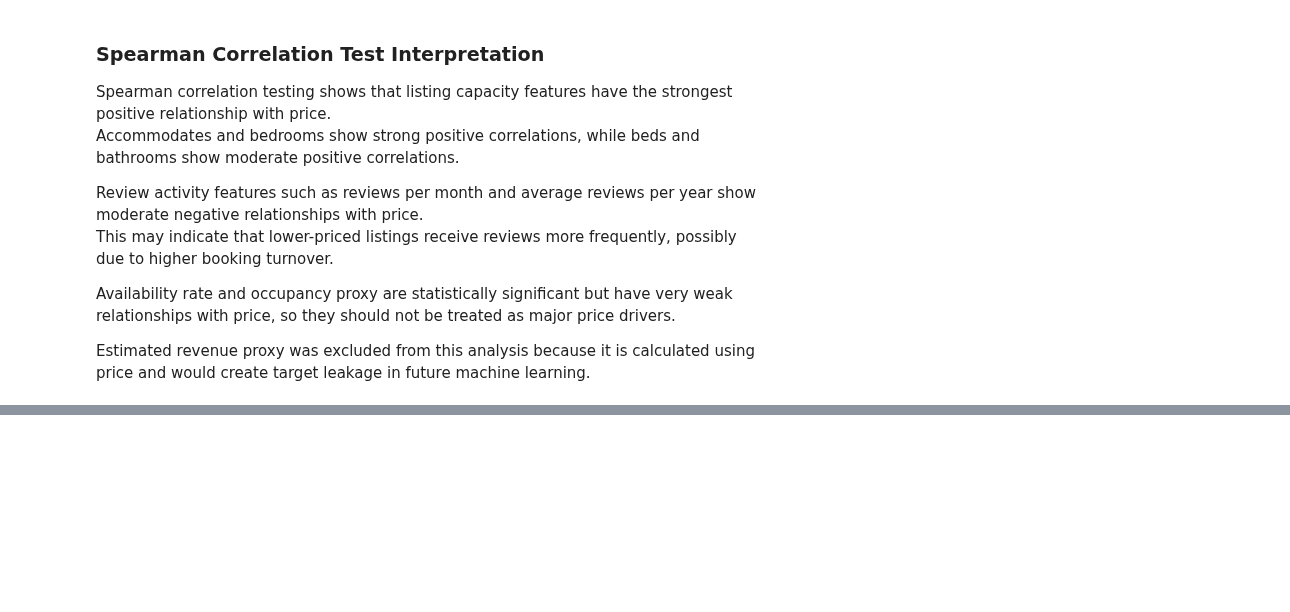
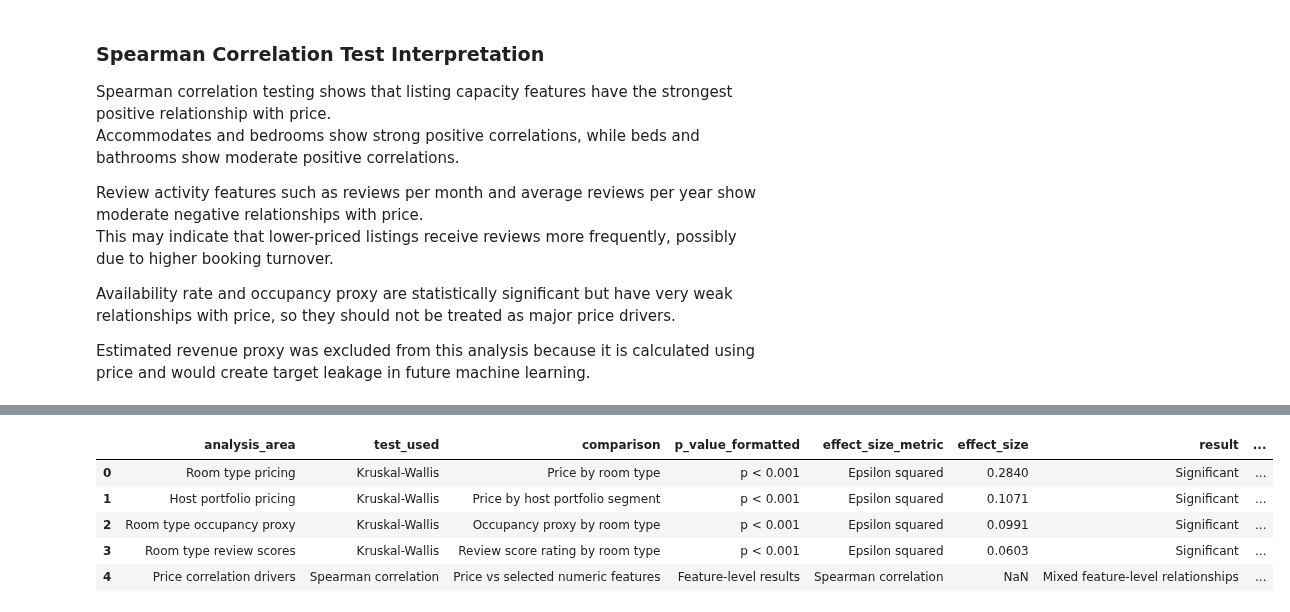
Before and after one commit to Tnadeeja/Inside-Airbnb-Market-Intelligence-Platform-Data-Engineering-Analytics-AI, a Jupyter notebook: notebooks/04_statistical_analysis.ipynb, the cells around one changed output, grey strips where cells are left out. Saved outputs shown, nothing was run; the diff lists cells and outputs as text; code cells hidden in the pictures; blank space fills up the shorter version.

```diff
--- a/notebooks/04_statistical_analysis.ipynb
+++ b/notebooks/04_statistical_analysis.ipynb
@@ -1137,0 +1206,30 @@ Estimated revenue proxy was excluded from this analysis because it is calculated
+# %%
+def format_p_value(value):
+    if pd.isna(value):
+        return "Feature-level results"
+    elif value < 0.001:
+        return "p < 0.001"
+    else:
+        return f"p = {value:.4f}"
+
+statistical_summary["p_value_formatted"] = statistical_summary["p_value"].apply(format_p_value)
+
+statistical_summary[
+    [
+        "analysis_area",
+        "test_used",
+        "comparison",
+        "p_value_formatted",
+        "effect_size_metric",
+        "effect_size",
+        "result",
+        "business_interpretation"
+    ]
+]
+# %% [output]
+|  | analysis_area | test_used | comparison | p_value_formatted | effect_size_metric | effect_size | result | ... |
+| 0 | Room type pricing | Kruskal-Wallis | Price by room type | p < 0.001 | Epsilon squared | 0.2840 | Significant | ... |
+| 1 | Host portfolio pricing | Kruskal-Wallis | Price by host portfolio segment | p < 0.001 | Epsilon squared | 0.1071 | Significant | ... |
+| 2 | Room type occupancy proxy | Kruskal-Wallis | Occupancy proxy by room type | p < 0.001 | Epsilon squared | 0.0991 | Significant | ... |
+| 3 | Room type review scores | Kruskal-Wallis | Review score rating by room type | p < 0.001 | Epsilon squared | 0.0603 | Significant | ... |
+| 4 | Price correlation drivers | Spearman correlation | Price vs selected numeric features | Feature-level results | Spearman correlation | NaN | Mixed feature-level relationships | ... |
```
Also changed, not shown: parts of 8 cells of this notebook, 2 other files.
